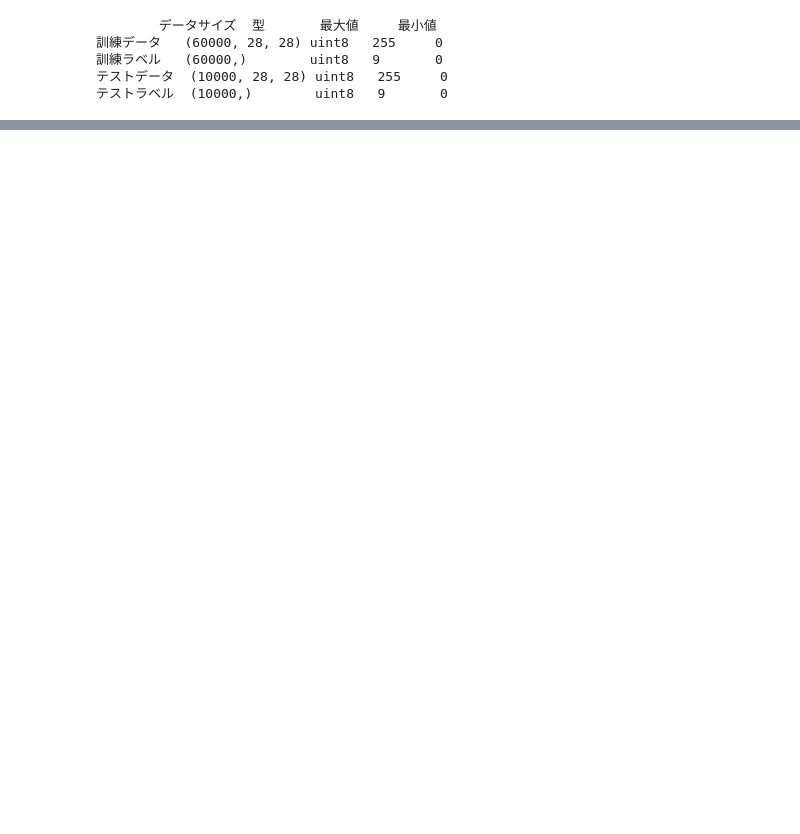
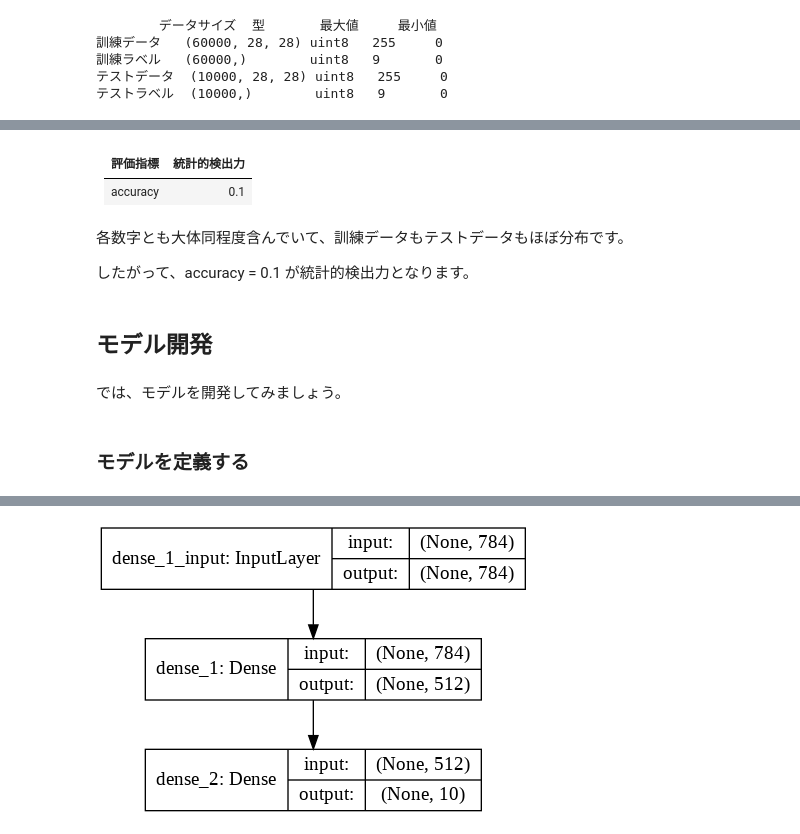
Before and after one commit to m-hironori/learing-keras, a Jupyter notebook: 1_モデル作成の基本(MNISTデータで手書き文字認識).ipynb, the cells around one changed output, grey strips where cells are left out. Cells and saved outputs as stored; diff of their text form; code cells hidden in the pictures; blank space fills up the shorter version.

```diff
--- a/1_モデル作成の基本(MNISTデータで手書き文字認識).ipynb
+++ b/1_モデル作成の基本(MNISTデータで手書き文字認識).ipynb
@@ -106,0 +118,25 @@ array([5, 0, 4, ..., 5, 6, 8], dtype=uint8)
+# %% [markdown]
+評価指標 | 統計的検出力
+--- | ---
+accuracy | 0.1
+# %% [markdown]
+各数字とも大体同程度含んでいて、訓練データもテストデータもほぼ分布です。
+
+したがって、accuracy = 0.1 が統計的検出力となります。
+# %% [markdown]
+## モデル開発
+# %% [markdown]
+では、モデルを開発してみましょう。
+# %% [markdown]
+### モデルを定義する
+# %%
+from keras import models
+from keras import layers
+from keras.utils import plot_model
+
+network = models.Sequential()
+network.add(layers.Dense(512, activation='relu', input_shape=(28 * 28,)))
+network.add(layers.Dense(10, activation='softmax'))
+
+plot_model(network, show_shapes=True)
+# %% [output]
@@ -106,0 +148 @@ array([5, 0, 4, ..., 5, 6, 8], dtype=uint8)
+[figure, added]
```
Also changed, not shown: parts of 31 cells of this notebook.
